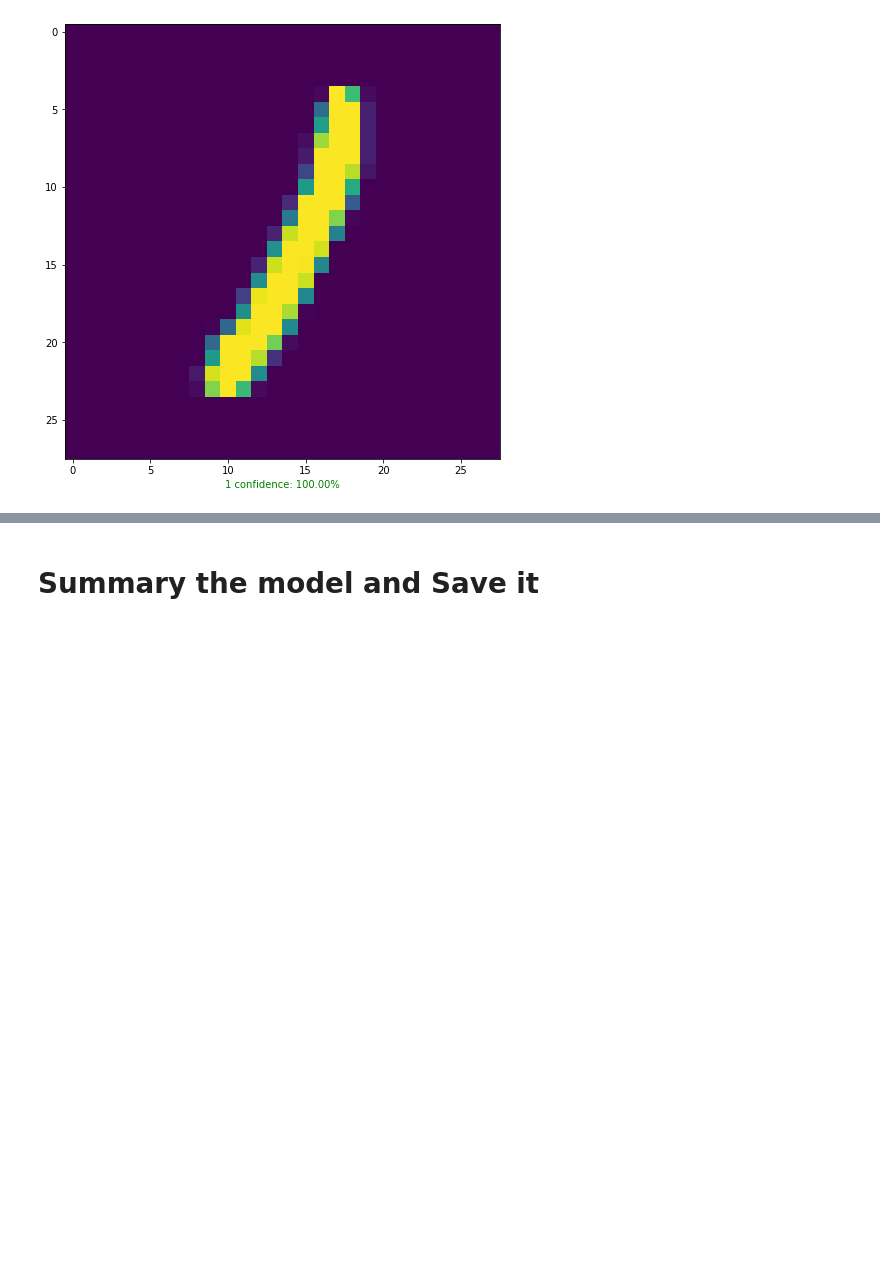
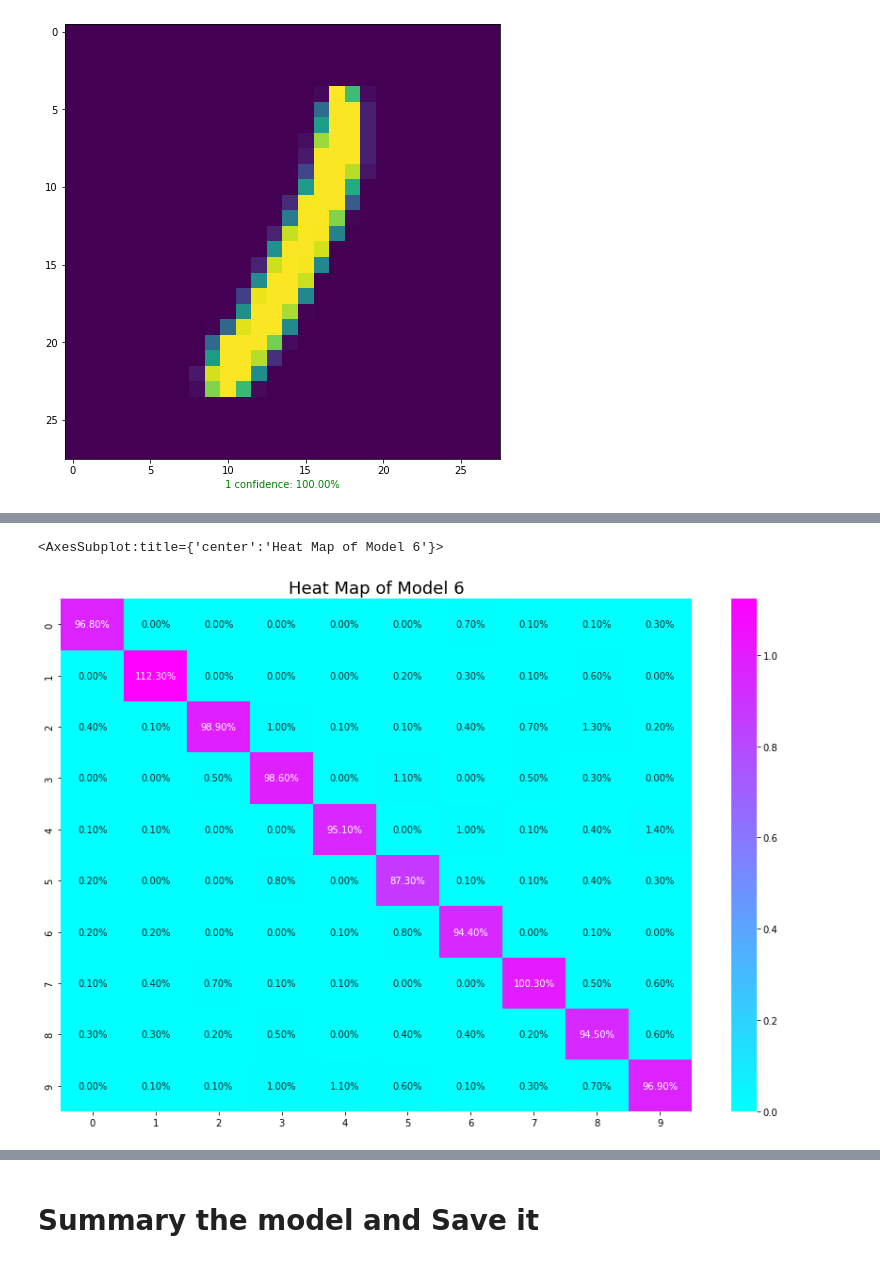
Before and after one commit to kingchan818/MachineLearning, a Jupyter notebook: tensorflow/Lec3-network-classification/experiment-classification-1.ipynb, the cells around one changed output, grey strips where cells are left out. Saved outputs shown, nothing was run; the diff lists cells and outputs as text; code cells hidden in the pictures; blank space fills up the shorter version.

```diff
--- a/tensorflow/Lec3-network-classification/experiment-classification-1.ipynb
+++ b/tensorflow/Lec3-network-classification/experiment-classification-1.ipynb
@@ -415,0 +425,17 @@ plt_image_for_test(model=model5)
+# %%
+model6 = tf.keras.Sequential([
+    tf.keras.layers.Flatten(input_shape=(28,28)),
+    tf.keras.layers.Dense(128, activation='relu'),
+    tf.keras.layers.Dense(128, activation='relu'),
+    tf.keras.layers.Dense(10,activation='softmax')
+])
+
+model6.compile(
+    loss=tf.keras.losses.SparseCategoricalCrossentropy(),
+    optimizer=tf.keras.optimizers.Adam(learning_rate=0.0028183829312644535),
+    metrics=['accuracy']
+)
+
+limiter = tf.keras.callbacks.EarlyStopping(monitor='loss',patience=20)
+
+history_model6= model6.fit(normalized_train,train_labels,epochs=2000, callbacks=[limiter])
@@ -415,0 +499,21 @@ plt_image_for_test(model=model5)
+# %%
+from sklearn.metrics import confusion_matrix
+y_prods = model6.predict(normalized_test)
+y_preds = y_prods.argmax(axis=1)
+
+cm = confusion_matrix(test_lables, y_preds)
+
+classes = [0,1,2,3,4,5,6,7,8,9]
+
+fig, ax = plt.subplots(figsize=(15,10))
+# Add title to the Heat map
+title = "Heat Map of Model 6"
+
+# Set the font size and the distance of the title from the plot
+plt.title(title,fontsize=18)
+ttl = ax.title
+ttl.set_position([0.5,1.05])
+
+datasets = pd.DataFrame(cm/1000,index=classes, columns=classes)
+sns.heatmap(datasets,ax=ax, cmap="cool",fmt=".2%", annot=True)
+# %% [output]
@@ -415,0 +521,2 @@ plt_image_for_test(model=model5)
+<AxesSubplot:title={'center':'Heat Map of Model 6'}>
+[figure, added]
```
Also changed, not shown: parts of 17 cells of this notebook, 11 other files.
